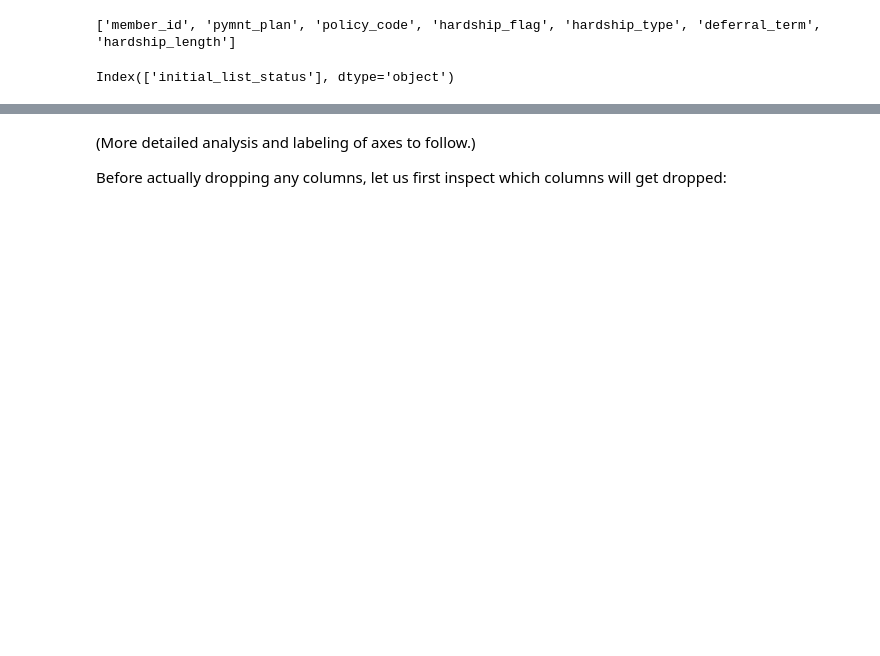
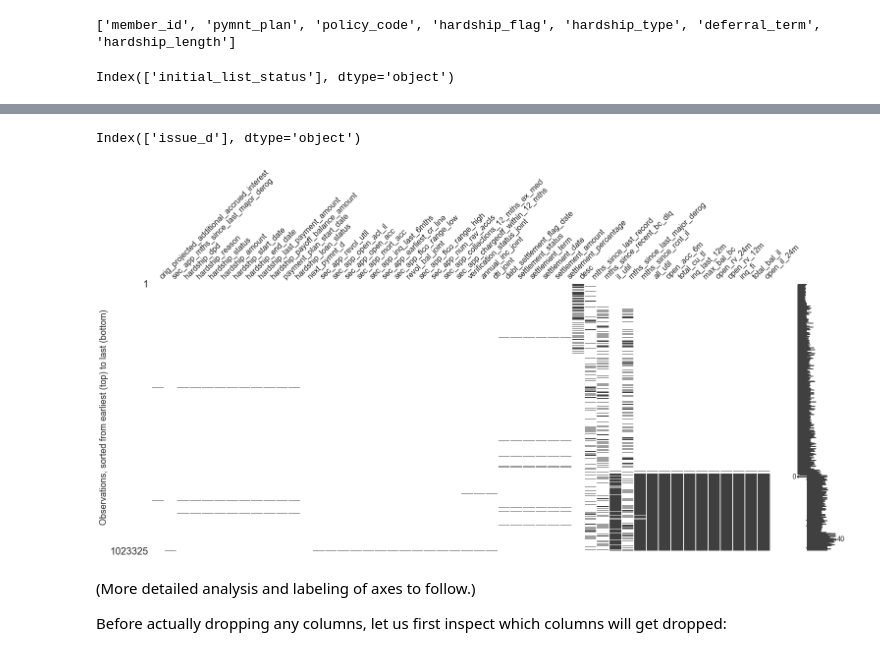
Before and after one commit to tloeber/Springboard, a Jupyter notebook: lending_club_1.ipynb, the cells around one changed output, grey strips where cells are left out. Saved outputs shown, nothing was run; the diff lists cells and outputs as text; code cells hidden in the pictures; blank space fills up the shorter version.

```diff
--- a/lending_club_1.ipynb
+++ b/lending_club_1.ipynb
@@ -152,3 +246,21 @@ plt.show();
+# %%
+all_data.columns[all_data.columns.str.contains('issue')]
+# %% [output]
+Index(['issue_d'], dtype='object')
+# %%
+# Note that I don't exclude columns that have no missing values, because those will automatically be discarded as irrelevant by missingno.
+#few_missing = missing.index[(missing>0) & (missing <.02)]
+#many_missing = missing.index[missing >= .3]
+
+
+
+
+# Plot missing data
+missingno.matrix(all_data.loc[:, missing.index[:50]])
+plt.ylabel('Observations, sorted from earliest (top) to last (bottom)', fontsize = 18)
+plt.show();
+# %% [output]
+[figure, added]
 # %% [markdown]
 (More detailed analysis and labeling of axes to follow.)
 
```
Also changed, not shown: parts of 38 cells of this notebook.
